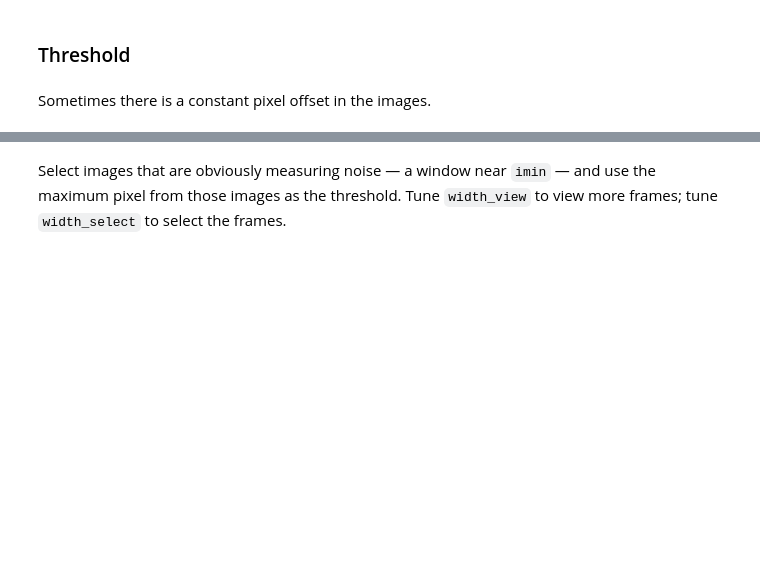
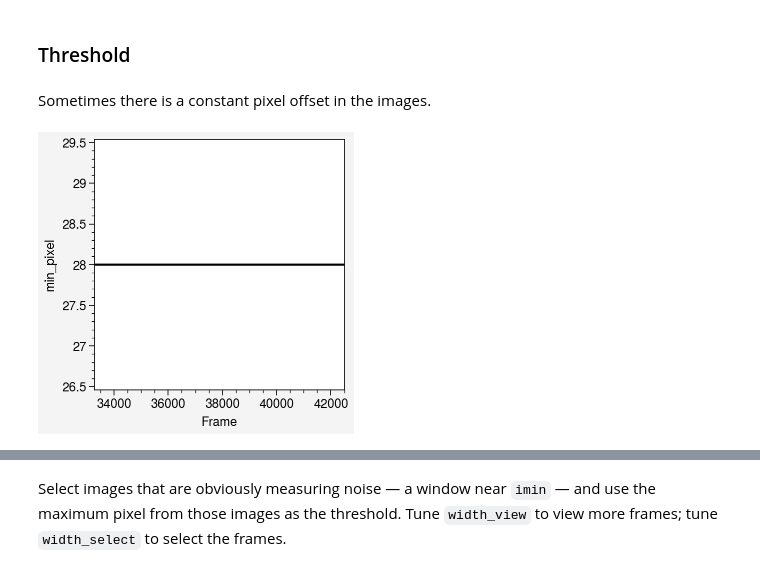
Before and after one commit to austin-hoover/analysis-sns-btf, a Jupyter notebook: scan3d/scan-xxpy-image-ypdE/scan-xxpy-image-ypdE_step0.ipynb, the cells around one changed output, grey strips where cells are left out. Saved outputs shown, nothing was run; the diff lists cells and outputs as text; code cells hidden in the pictures; blank space fills up the shorter version.

```diff
--- a/scan3d/scan-xxpy-image-ypdE/scan-xxpy-image-ypdE_step0.ipynb
+++ b/scan3d/scan-xxpy-image-ypdE/scan-xxpy-image-ypdE_step0.ipynb
@@ -39,6 +40,6 @@ pplt.rc['grid'] = False
 # %% [markdown]
 ## Load data
 # %%
-datadir = '/Diagnostics/Data/Measurements/scan-xxpy-image-ypdE/2022-04-29/'
+datadir = '/Diagnostics/Data/Measurements/scan-xxpy-image-ypdE/2022-04-29'
 filenames = os.listdir(datadir)
 filenames
@@ -218,10 +304,11 @@ zoom = 1.0
 for key in metadata:
     if 'Magn' in key:
         zoom = 1.0 / float(metadata[key])
+        print(f'Found zoom={zoom} in metadata. Please verify!')
 
 ## The above code doesn't always work; is 'Magn' not equivalent to zoom?
 ## If it gives the wrong zoom, type it manually here.
-# zoom = 0.5
+zoom = 0.5
 
 # Load camera settings.
 cam_settings = ip.CameraSettings(cam)
@@ -366,15 +491,17 @@ im = im1.copy()
 # %% [markdown]
 Sometimes there is a constant pixel offset in the images.
 # %%
-window = 500
-frames = list(range(imin - window, imin + window, 1))
+window = int(0.1 * len(data))
+frames = np.arange(imin - window, imin + window, 1)
 min_pixels = [np.min(get_image(i)) for i in tqdm(frames)]
 
 fig, ax = pplt.subplots()
-ax.plot(frames, min_pixels, color='black', alpha=0.2)
+ax.plot(frames, min_pixels, color='black')
 ax.format(xlabel='Frame', ylabel='min_pixel')
 plt.savefig('_output/offset.png')
 plt.show()
+# %% [output]
+[figure, added]
 # %%
 image_offset = np.mean(min_pixels)
 info['image_offset'] = image_offset
```
Also changed, not shown: parts of 36 cells of this notebook, 6 other files.
